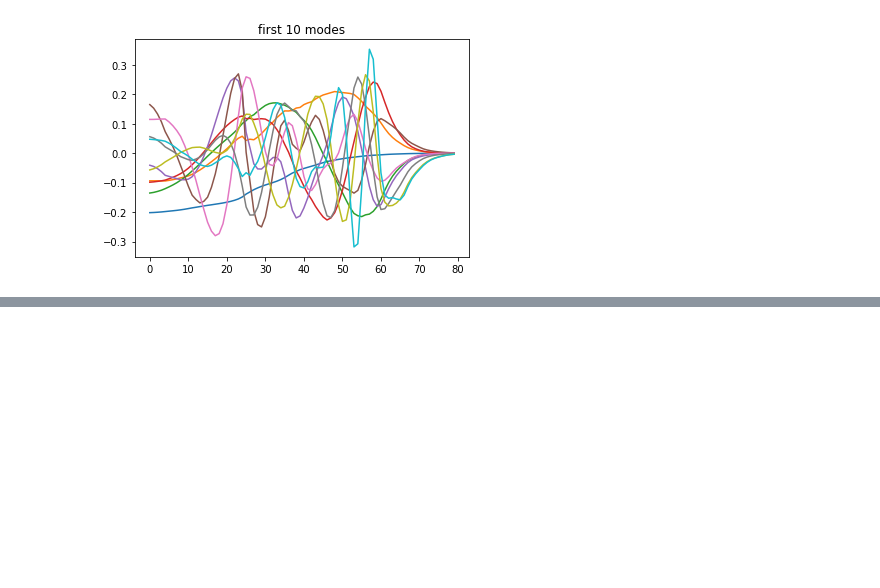
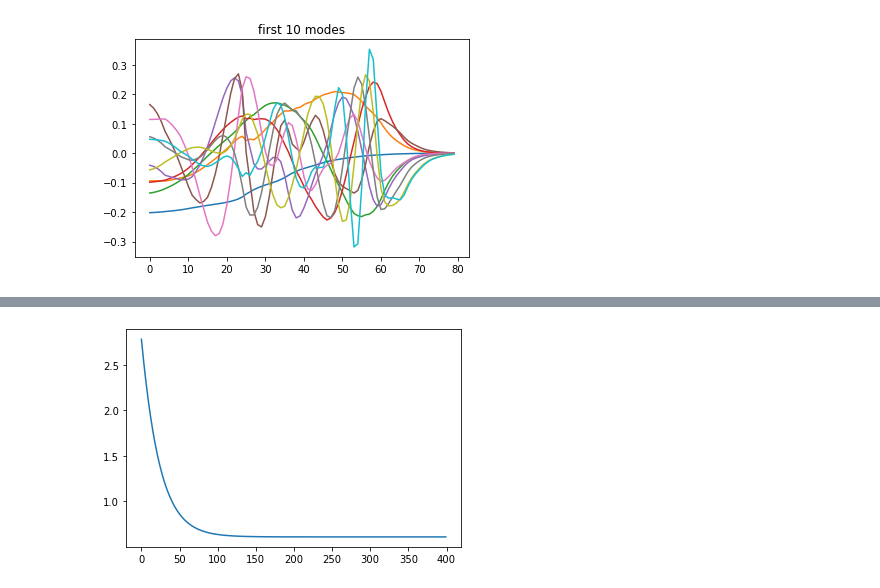
Before and after one commit to stmeinecke/derrom, a Jupyter notebook: ELPH-ML_SVD_truncation_error_bay_opt_weighted_data.ipynb, the cells around one changed output, grey strips where cells are left out. Cells and saved outputs as stored; diff of their text form; code cells hidden in the pictures; blank space fills up the shorter version.

```diff
--- a/ELPH-ML_SVD_truncation_error_bay_opt_weighted_data.ipynb
+++ b/ELPH-ML_SVD_truncation_error_bay_opt_weighted_data.ipynb
@@ -118,3 +123,16 @@ optimizer.maximize(
+# %%
+offset = 0.61
+a = 21
+b = 18
+c = -0.12
+
+x = np.linspace(0,1,runs[0].shape[1])
+wcols = offset + logistic(x,a,b,c)
+
+plt.plot(wcols)
+plt.show()
+# %% [output]
+[figure, added]
 # %%
 wcols = 1.0 + np.exp(0.0*(np.linspace(-10,10,runs[0].shape[1])))
 m,s = ELPH_utils.get_KFold_CV_scores(model, runs, folds=5, seed=817, train_kwargs={'rdim':20, 'wcols':wcols}, score_kwargs={'norm':'max'})
```
Also changed, not shown: parts of 4 cells of this notebook, 4 other files.
